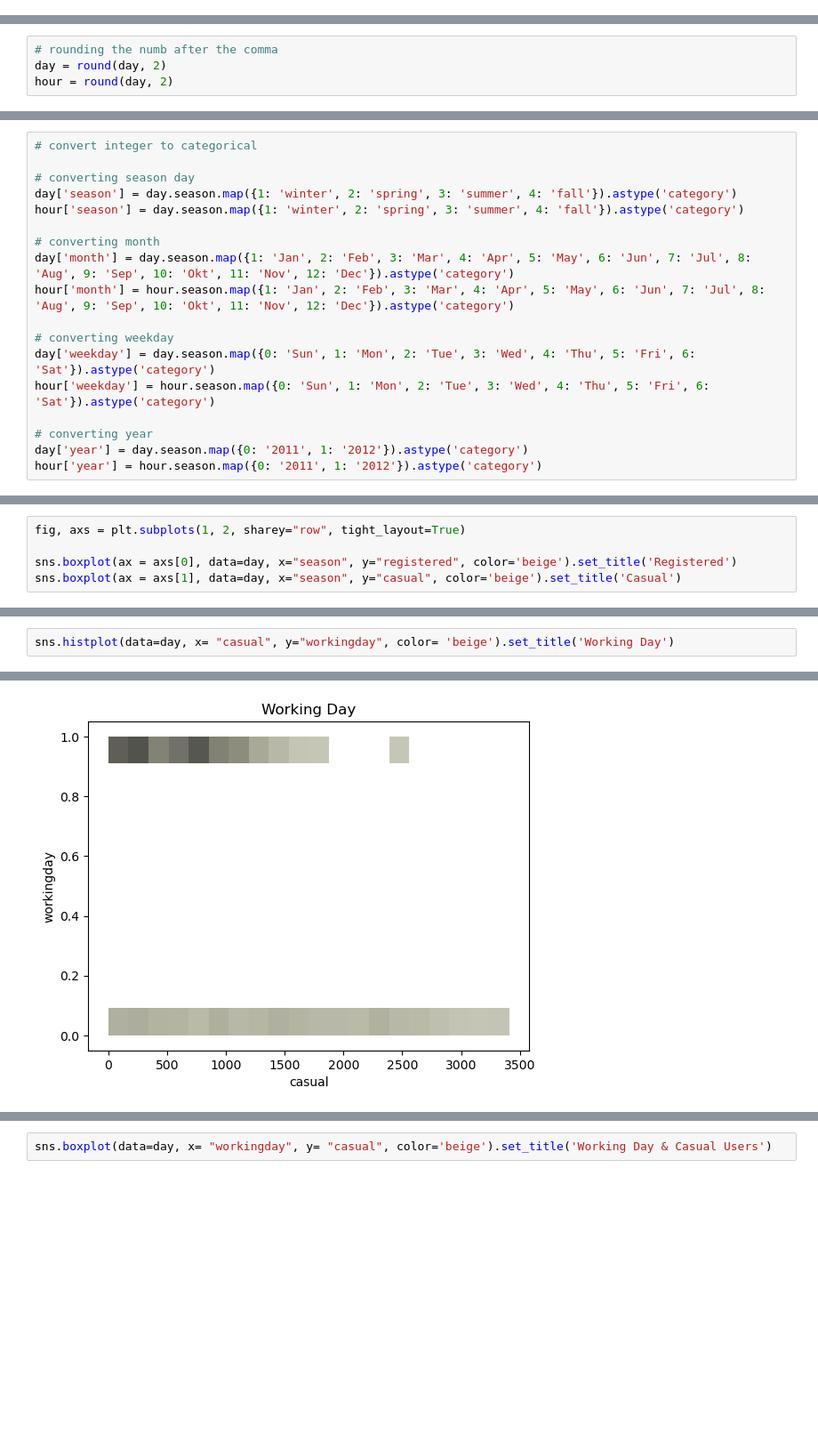
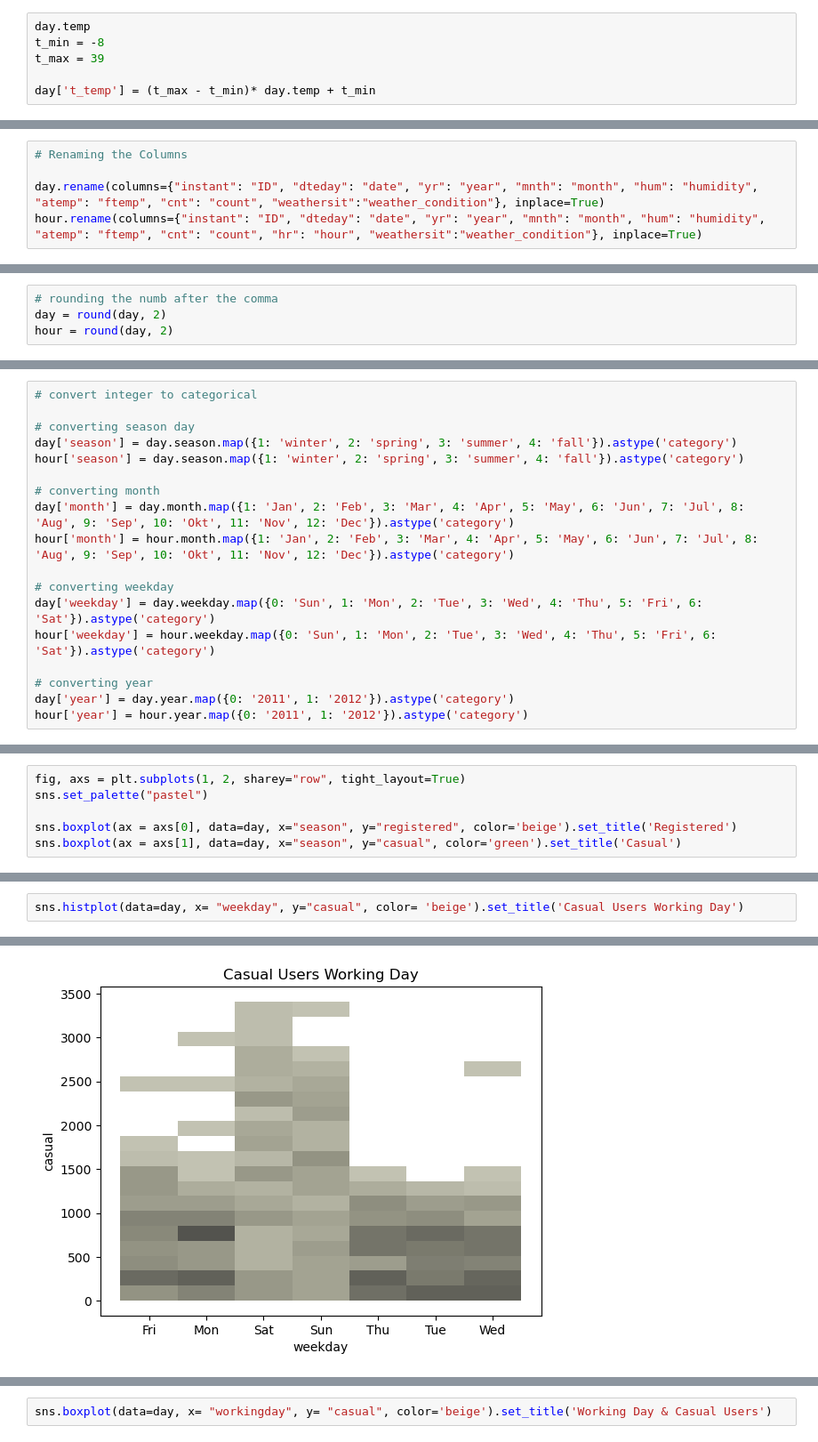
Before and after one commit to NiaLucia/Sprint2, a Jupyter notebook: Bike Project/BikeEDA.ipynb, the cells around one changed output, grey strips where cells are left out. Shown: that part at 89% size. Cells and saved outputs as stored; diff of their text form; blank space fills up the shorter version.

```diff
--- a/Bike Project/BikeEDA.ipynb
+++ b/Bike Project/BikeEDA.ipynb
@@ -33,0 +47,6 @@ day_mini = day['day'] = day['dteday'].dt.day
+# %%
+day.temp
+t_min = -8
+t_max = 39
+
+day['t_temp'] = (t_max - t_min)* day.temp + t_min
@@ -33,0 +61,5 @@ day_mini = day['day'] = day['dteday'].dt.day
+# %%
+# Renaming the Columns
+
+day.rename(columns={"instant": "ID", "dteday": "date", "yr": "year", "mnth": "month", "hum": "humidity", "atemp": "ftemp", "cnt": "count", "weathersit":"weather_condition"}, inplace=True)
+hour.rename(columns={"instant": "ID", "dteday": "date", "yr": "year", "mnth": "month", "hum": "humidity", "atemp": "ftemp", "cnt": "count", "hr": "hour", "weathersit":"weather_condition"}, inplace=True)
@@ -147,14 +207,14 @@ day['season'] = day.season.map({1: 'winter', 2: 'spring', 3: 'summer', 4: 'fall'
 hour['season'] = day.season.map({1: 'winter', 2: 'spring', 3: 'summer', 4: 'fall'}).astype('category')
 
 # converting month
-day['month'] = day.season.map({1: 'Jan', 2: 'Feb', 3: 'Mar', 4: 'Apr', 5: 'May', 6: 'Jun', 7: 'Jul', 8: 'Aug', 9: 'Sep', 10: 'Okt', 11: 'Nov', 12: 'Dec'}).astype('category')
-hour['month'] = hour.season.map({1: 'Jan', 2: 'Feb', 3: 'Mar', 4: 'Apr', 5: 'May', 6: 'Jun', 7: 'Jul', 8: 'Aug', 9: 'Sep', 10: 'Okt', 11: 'Nov', 12: 'Dec'}).astype('category')
+day['month'] = day.month.map({1: 'Jan', 2: 'Feb', 3: 'Mar', 4: 'Apr', 5: 'May', 6: 'Jun', 7: 'Jul', 8: 'Aug', 9: 'Sep', 10: 'Okt', 11: 'Nov', 12: 'Dec'}).astype('category')
+hour['month'] = hour.month.map({1: 'Jan', 2: 'Feb', 3: 'Mar', 4: 'Apr', 5: 'May', 6: 'Jun', 7: 'Jul', 8: 'Aug', 9: 'Sep', 10: 'Okt', 11: 'Nov', 12: 'Dec'}).astype('category')
 
 # converting weekday
-day['weekday'] = day.season.map({0: 'Sun', 1: 'Mon', 2: 'Tue', 3: 'Wed', 4: 'Thu', 5: 'Fri', 6: 'Sat'}).astype('category')
-hour['weekday'] = hour.season.map({0: 'Sun', 1: 'Mon', 2: 'Tue', 3: 'Wed', 4: 'Thu', 5: 'Fri', 6: 'Sat'}).astype('category')
+day['weekday'] = day.weekday.map({0: 'Sun', 1: 'Mon', 2: 'Tue', 3: 'Wed', 4: 'Thu', 5: 'Fri', 6: 'Sat'}).astype('category')
+hour['weekday'] = hour.weekday.map({0: 'Sun', 1: 'Mon', 2: 'Tue', 3: 'Wed', 4: 'Thu', 5: 'Fri', 6: 'Sat'}).astype('category')
 
 # converting year
-day['year'] = day.season.map({0: '2011', 1: '2012'}).astype('category')
-hour['year'] = hour.season.map({0: '2011', 1: '2012'}).astype('category')
+day['year'] = day.year.map({0: '2011', 1: '2012'}).astype('category')
+hour['year'] = hour.year.map({0: '2011', 1: '2012'}).astype('category')
 # %%
@@ -165,7 +230,8 @@ Text(0.5, 1.0, 'Quality Label White Wines')
 # %%
 fig, axs = plt.subplots(1, 2, sharey="row", tight_layout=True)
+sns.set_palette("pastel")
 
 sns.boxplot(ax = axs[0], data=day, x="season", y="registered", color='beige').set_title('Registered')
-sns.boxplot(ax = axs[1], data=day, x="season", y="casual", color='beige').set_title('Casual')
+sns.boxplot(ax = axs[1], data=day, x="season", y="casual", color='green').set_title('Casual')
 # %% [output]
 Text(0.5, 1.0, 'Casual')
@@ -173,3 +248,3 @@ Text(0.5, 1.0, 'Casual')
 # %%
-sns.histplot(data=day, x= "casual", y="workingday", color= 'beige').set_title('Working Day')
+sns.histplot(data=day, x= "weekday", y="casual", color= 'beige').set_title('Casual Users Working Day')
 # %% [output]
@@ -177 +252 @@ Text(0.5, 1.0, 'Working Day')
-[figure, old version]
+[figure, new version]
```
Also changed, not shown: parts of 26 cells of this notebook.
